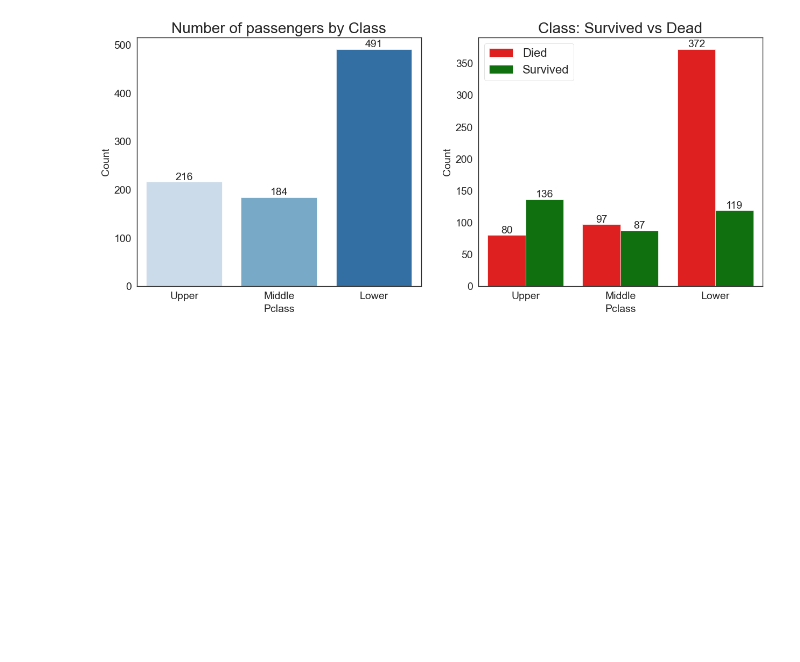
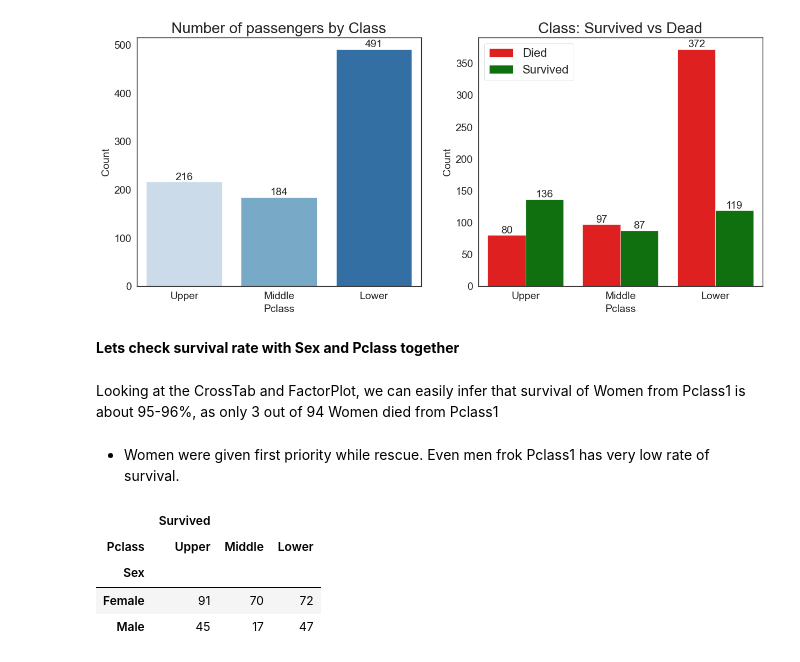
Before and after one commit to abhirajan1998/Data-Science-Learning-Project, a Jupyter notebook: Titanic Survival Prediction/EDA.ipynb, the cells around one changed output. Cells and saved outputs as stored; diff of their text form; code cells hidden in the pictures; blank space fills up the shorter version.

```diff
--- a/Titanic Survival Prediction/EDA.ipynb
+++ b/Titanic Survival Prediction/EDA.ipynb
@@ -341,3 +341,17 @@ ax[1].legend(['Died', 'Survived'])
 text_annotate(cnt2)
 # %% [output]
 [figure]
+# %% [markdown]
+**Lets check survival rate with Sex and Pclass together**
+# %% [markdown]
+Looking at the CrossTab and FactorPlot, we can easily infer that survival of Women from Pclass1 is about 95-96%, as only 3 out of 94 Women died from Pclass1
+# %% [markdown]
+- Women were given first priority while rescue. Even men frok Pclass1 has very low rate of survival.
+# %%
+train_df.pivot_table(index="Sex", columns="Pclass", aggfunc={"Survived":'sum'}).rename(columns=pclass)
+# %% [output]
+|  | Survived |  |  |
+| Pclass | Upper | Middle | Lower |
+| Sex |  |  |  |
+| Female | 91 | 70 | 72 |
+| Male | 45 | 17 | 47 |
```
Also changed, not shown: parts of 3 cells of this notebook.
